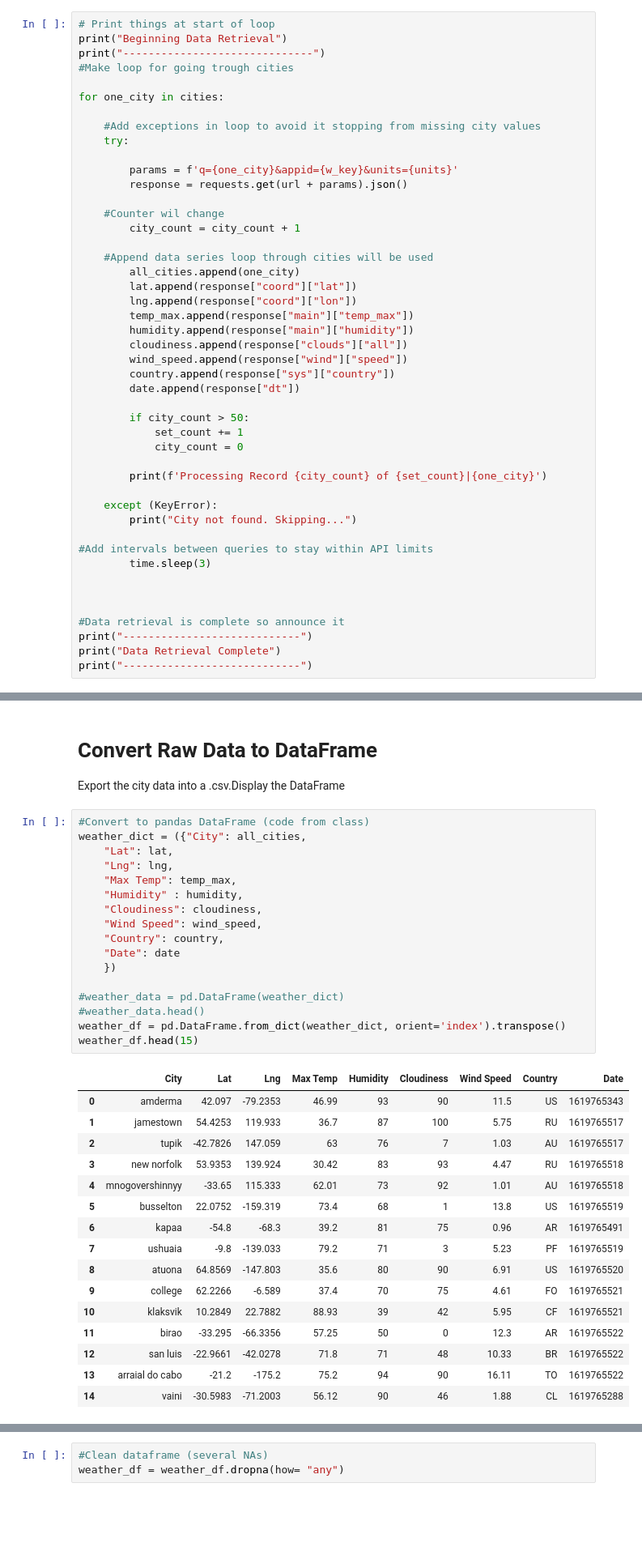
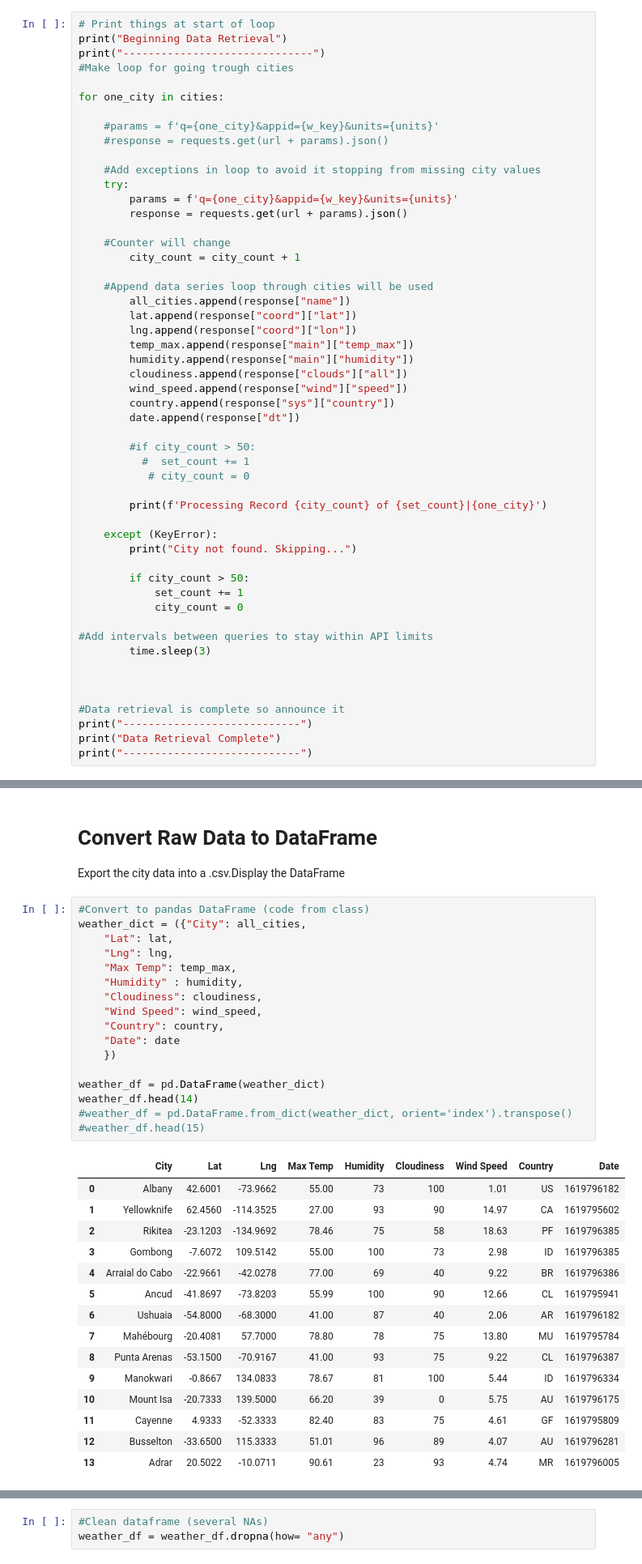
Before and after one commit to mgeffroy/Python_api_challenge, a Jupyter notebook: WeatherPy/Weather/WeatherPy.ipynb, the cells around one changed output, grey strips where cells are left out. Shown at 81% size. Drawn from its saved outputs; the diff is of its cells as text; blank space fills up the shorter version.

```diff
--- a/WeatherPy/Weather/WeatherPy.ipynb
+++ b/WeatherPy/Weather/WeatherPy.ipynb
@@ -91,17 +91,19 @@ print("------------------------------")
 
 for one_city in cities:
 
+    #params = f'q={one_city}&appid={w_key}&units={units}'
+    #response = requests.get(url + params).json()
+
     #Add exceptions in loop to avoid it stopping from missing city values
     try:
-
         params = f'q={one_city}&appid={w_key}&units={units}'
         response = requests.get(url + params).json()
 
-    #Counter wil change
+    #Counter will change
         city_count = city_count + 1
 
     #Append data series loop through cities will be used
-        all_cities.append(one_city)
+        all_cities.append(response["name"])
         lat.append(response["coord"]["lat"])
         lng.append(response["coord"]["lon"])
         temp_max.append(response["main"]["temp_max"])
@@ -111,14 +113,18 @@ for one_city in cities:
         country.append(response["sys"]["country"])
         date.append(response["dt"])
 
-        if city_count > 50:
-            set_count += 1
-            city_count = 0
+        #if city_count > 50:
+          #  set_count += 1
+           # city_count = 0
 
         print(f'Processing Record {city_count} of {set_count}|{one_city}')
 
     except (KeyError):
         print("City not found. Skipping...")
+
+        if city_count > 50:
+            set_count += 1
+            city_count = 0
 
 #Add intervals between queries to stay within API limits
         time.sleep(3)
@@ -154,37 +160,36 @@ Export the city data into a .csv.Display the DataFrame
 # %%
 #Convert to pandas DataFrame (code from class)
 weather_dict = ({"City": all_cities,
     "Lat": lat,
     "Lng": lng,
     "Max Temp": temp_max,
     "Humidity" : humidity,
     "Cloudiness": cloudiness,
     "Wind Speed": wind_speed,
     "Country": country,
     "Date": date
     })
 
-#weather_data = pd.DataFrame(weather_dict)
-#weather_data.head()
-weather_df = pd.DataFrame.from_dict(weather_dict, orient='index').transpose()
-weather_df.head(15)
+weather_df = pd.DataFrame(weather_dict)
+weather_df.head(14)
+#weather_df = pd.DataFrame.from_dict(weather_dict, orient='index').transpose()
+#weather_df.head(15)
 # %% [output]
 |  | City | Lat | Lng | Max Temp | Humidity | Cloudiness | Wind Speed | Country | Date |
-| 0 | amderma | 42.097 | -79.2353 | 46.99 | 93 | 90 | 11.5 | US | 1619765343 |
-| 1 | jamestown | 54.4253 | 119.933 | 36.7 | 87 | 100 | 5.75 | RU | 1619765517 |
-| 2 | tupik | -42.7826 | 147.059 | 63 | 76 | 7 | 1.03 | AU | 1619765517 |
-| 3 | new norfolk | 53.9353 | 139.924 | 30.42 | 83 | 93 | 4.47 | RU | 1619765518 |
-| 4 | mnogovershinnyy | -33.65 | 115.333 | 62.01 | 73 | 92 | 1.01 | AU | 1619765518 |
-| 5 | busselton | 22.0752 | -159.319 | 73.4 | 68 | 1 | 13.8 | US | 1619765519 |
-| 6 | kapaa | -54.8 | -68.3 | 39.2 | 81 | 75 | 0.96 | AR | 1619765491 |
-| 7 | ushuaia | -9.8 | -139.033 | 79.2 | 71 | 3 | 5.23 | PF | 1619765519 |
-| 8 | atuona | 64.8569 | -147.803 | 35.6 | 80 | 90 | 6.91 | US | 1619765520 |
-| 9 | college | 62.2266 | -6.589 | 37.4 | 70 | 75 | 4.61 | FO | 1619765521 |
-| 10 | klaksvik | 10.2849 | 22.7882 | 88.93 | 39 | 42 | 5.95 | CF | 1619765521 |
-| 11 | birao | -33.295 | -66.3356 | 57.25 | 50 | 0 | 12.3 | AR | 1619765522 |
-| 12 | san luis | -22.9661 | -42.0278 | 71.8 | 71 | 48 | 10.33 | BR | 1619765522 |
-| 13 | arraial do cabo | -21.2 | -175.2 | 75.2 | 94 | 90 | 16.11 | TO | 1619765522 |
-| 14 | vaini | -30.5983 | -71.2003 | 56.12 | 90 | 46 | 1.88 | CL | 1619765288 |
+| 0 | Albany | 42.6001 | -73.9662 | 55.00 | 73 | 100 | 1.01 | US | 1619796182 |
+| 1 | Yellowknife | 62.4560 | -114.3525 | 27.00 | 93 | 90 | 14.97 | CA | 1619795602 |
+| 2 | Rikitea | -23.1203 | -134.9692 | 78.46 | 75 | 58 | 18.63 | PF | 1619796385 |
+| 3 | Gombong | -7.6072 | 109.5142 | 55.00 | 100 | 73 | 2.98 | ID | 1619796385 |
+| 4 | Arraial do Cabo | -22.9661 | -42.0278 | 77.00 | 69 | 40 | 9.22 | BR | 1619796386 |
+| 5 | Ancud | -41.8697 | -73.8203 | 55.99 | 100 | 90 | 12.66 | CL | 1619795941 |
+| 6 | Ushuaia | -54.8000 | -68.3000 | 41.00 | 87 | 40 | 2.06 | AR | 1619796182 |
+| 7 | Mahébourg | -20.4081 | 57.7000 | 78.80 | 78 | 75 | 13.80 | MU | 1619795784 |
+| 8 | Punta Arenas | -53.1500 | -70.9167 | 41.00 | 93 | 75 | 9.22 | CL | 1619796387 |
+| 9 | Manokwari | -0.8667 | 134.0833 | 78.67 | 81 | 100 | 5.44 | ID | 1619796334 |
+| 10 | Mount Isa | -20.7333 | 139.5000 | 66.20 | 39 | 0 | 5.75 | AU | 1619796175 |
+| 11 | Cayenne | 4.9333 | -52.3333 | 82.40 | 83 | 75 | 4.61 | GF | 1619795809 |
+| 12 | Busselton | -33.6500 | 115.3333 | 51.01 | 96 | 89 | 4.07 | AU | 1619796281 |
+| 13 | Adrar | 20.5022 | -10.0711 | 90.61 | 23 | 93 | 4.74 | MR | 1619796005 |
 # %%
 print(weather_df.dtypes)
 # %% [output]
```
Also changed, not shown: parts of 33 cells of this notebook, 15 other files.
